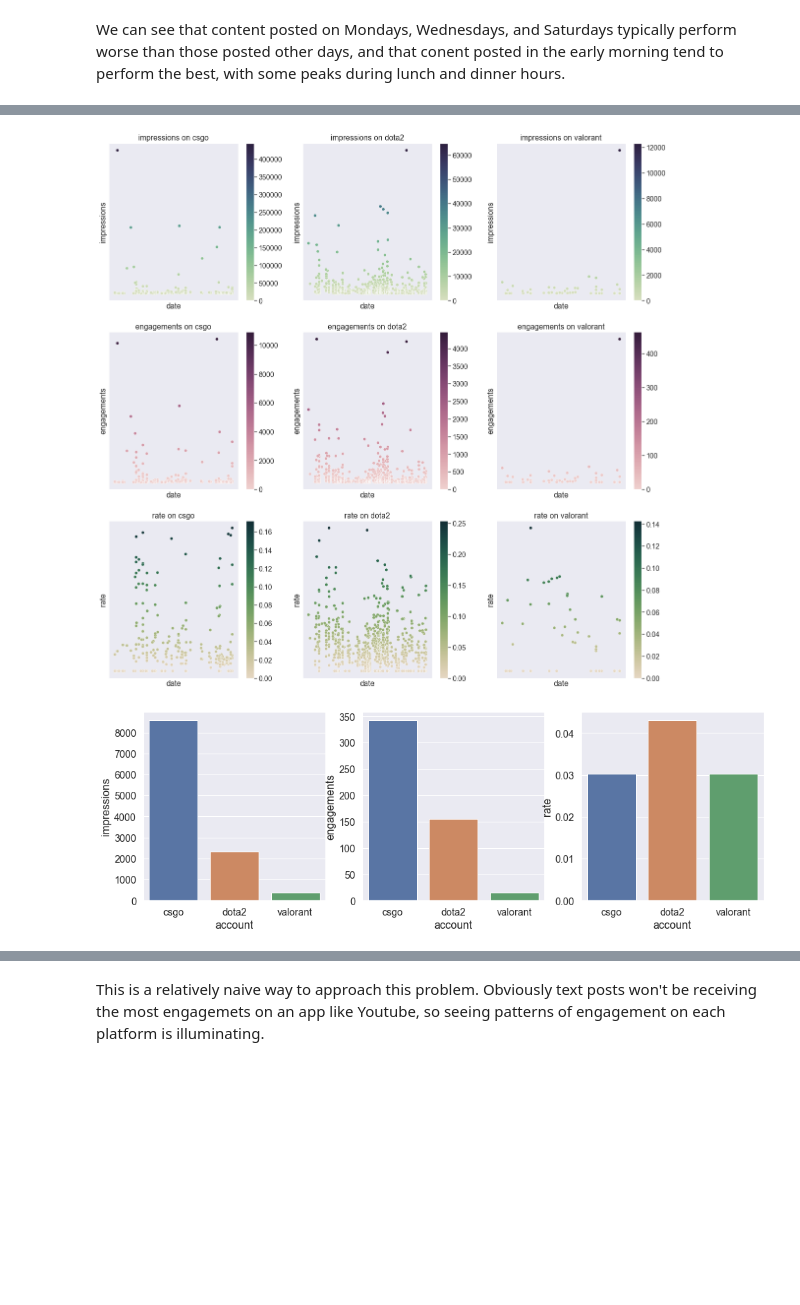
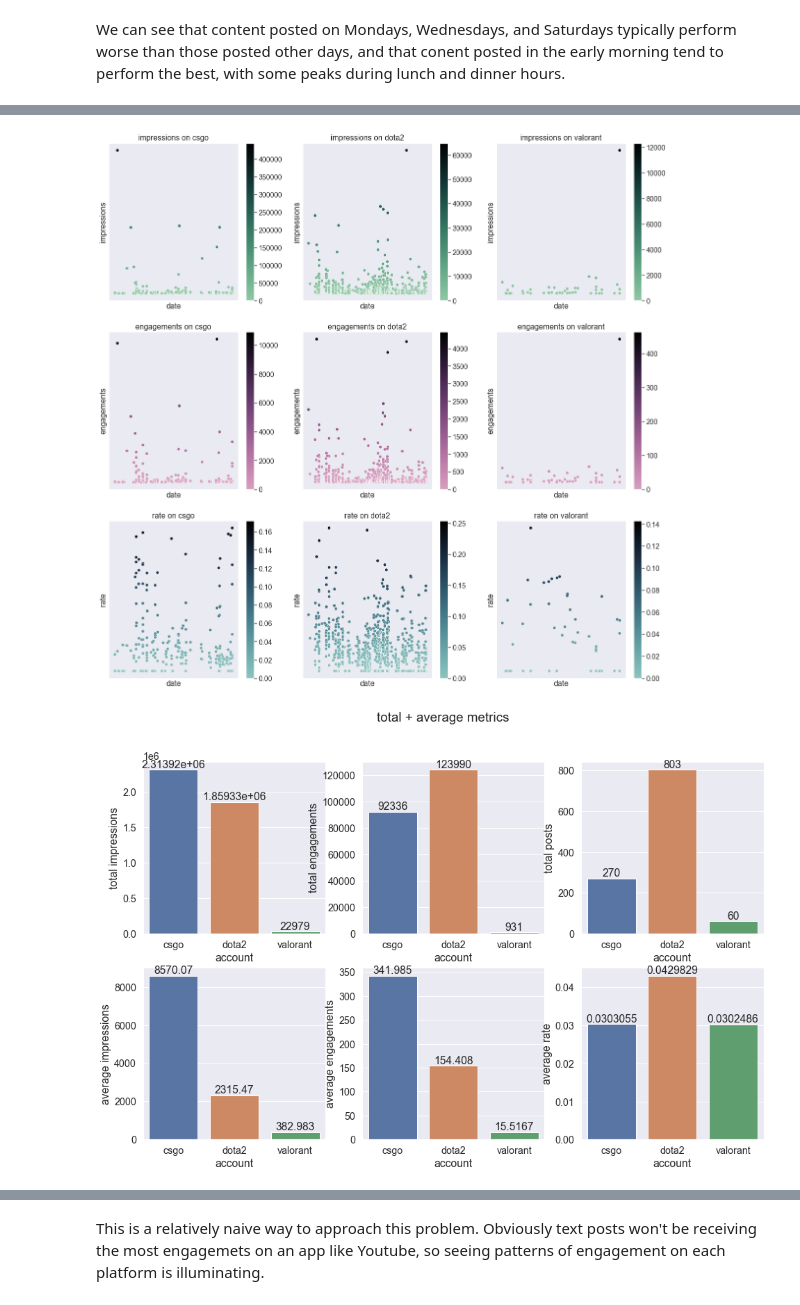
Before and after one commit to rdszhao/evil-analysis, a Jupyter notebook: report.ipynb, the cells around one changed output, grey strips where cells are left out. Saved outputs shown, nothing was run; the diff lists cells and outputs as text; code cells hidden in the pictures; blank space fills up the shorter version.

```diff
--- a/report.ipynb
+++ b/report.ipynb
@@ -14,16 +16,20 @@ sns.set(font_scale=1.3)
 # %% [markdown]
 This is how I loaded and cleaned the data. I renamed the columns to all single-worded keywords that were more clear and succinct, and did the same for the social media platforms. I also created a new `rate`, `day`, and `hour` columns for use in some of the analyses down the line. I also filtered the dataset down to all values within the 1.0 threshold to make the visualizations more scaled.
 # %%
-# importing data
 df = pd.read_excel('data/social_data.xlsx', engine='openpyxl')
-new_column_names = ['date', 'account', 'platform', 'campaign', 'impressions', 'engagements', 'media']
-platform_names = {'fbpage': 'fb', 'tiktok_business': 'tiktok', 'linkedin_company': 'linkedin'}
 
-df = df.rename(columns=dict(zip(df.columns, new_column_names)))
-df['platform'] = df['platform'].str.lower().replace(platform_names)
+new_names = ['date', 'account', 'platform', 'campaign', 'impressions', 'engagements', 'media']
+df = df.rename(columns=dict(zip(df.columns, new_names)))
+
+df['rate'] = (df['engagements'] / df['impressions']).fillna(0)
+df['posts'] = 1
+
+platform_r = {'fbpage': 'fb', 'tiktok_business': 'tiktok', 'linkedin_company': 'linkedin'}
+df['platform'] = df['platform'].str.lower().replace(platform_r)
 df['account'] = df['account'].str.lower().str.strip()
-df['rate'] = (df['engagements'] / df['impressions']).fillna(0)
+df['campaign'] = df['campaign'].str.lower().str.strip()
 df['day'] = df['date'].dt.day_name()
 df['hour'] = df['date'].dt.hour
 
 df = df[df['rate'] <= 1.0]
+df = df.replace({'n/a': np.nan})
@@ -50,13 +58,13 @@ palette = {'>= 15%': 'green', '< 15%': 'grey'}
 for platform, ax in zip(df['platform'].unique(), axes):
 	dfd = df[df['platform'] == platform]
 	cmap = np.where(dfd['rate'] >= 0.15, '>= 15%', '< 15%')
-	axe = sns.scatterplot(data=dfd, x='date', y='rate', hue=cmap, palette=palette, ax=ax)
+	plot = sns.scatterplot(data=dfd, x='date', y='rate', hue=cmap, palette=palette, ax=ax)
 	axe = ax.get_legend().remove()
 	axe = ax.set_title(f"engagement rates on {platform}")
 	axe = ax.set_xticks([])
 	axe = ax.set_yticks([])
 handles, labels = axes[0].get_legend_handles_labels()
-ll = fig.legend(handles, labels, loc=(0.46, 0.92))
+fig = fig.legend(handles, labels, loc=(0.46, 0.92))
 # %% [output]
 [figure]
 # %% [markdown]
@@ -93,31 +156,24 @@ We can see that content posted on Mondays, Wednesdays, and Saturdays typically p
 # %%
-
 games = ['csgo', 'dota2', 'valorant']
-metrics = ['impressions', 'engagements', 'rate']
-cmap = sns.cubehelix_palette(start=.5, rot=-.75, as_cmap=True)
-cmappings = (0.5, 0.75), (0.2, -0.3), (-0.2, 0.6)
+cmappings = (-0.5, 0.2), (0.2, -0.2), (-0.2, 0.2)
 fig, axes = plt.subplots(3, 3, figsize=(20, 20))
-for x_ax, metric, cmapping in zip(axes, metrics, cmappings):
-	cmap = sns.cubehelix_palette(start=cmapping[0], rot=-cmapping[1], as_cmap=True)
+for x_ax, metric, cmapping in zip(axes, mean_metrics, cmappings):
+	cmap = sns.cubehelix_palette(start=cmapping[0], rot=-cmapping[1], dark=0, light=0.7, as_cmap=True)
 	for game, ax in zip(games, x_ax):
 		dfd = df[df['account'] == game]
 		plot = sns.scatterplot(data=dfd, x='date', y=metric, hue=metric, palette=cmap, ax=ax)
 		norm = plt.Normalize(dfd[metric].min(), dfd[metric].max())
 		sm = plt.cm.ScalarMappable(cmap=cmap, norm=norm)
 		axe = ax.get_legend().remove()
 		axe = ax.figure.colorbar(sm, ax=ax)
 		axe = ax.set_title(f"{metric} on {game}")
 		axe = sm.set_array([])
 		axe = ax.set_xticks([])
 		axe = ax.set_yticks([])
-		axe = ax.set_yticks([])
+
+dfd = df[df['account'].isin(games)]
+plot = metric_board(dfd, 'account')
 # %% [output]
-[figure, old version]
+[figure, new version]
+[figure, added]
-# %%
-dfd = df[df['account'].isin(games)]
-fig, axes = plt.subplots(1, 3, figsize=(16, 5))
-for ax, metric in zip(axes, metrics):
-	plot = sns.barplot(data=dfd, y=metric, x= 'account', ci=None, ax=ax)
-# %% [output]
-[figure, removed]
 # %% [markdown]
```
Also changed, not shown: parts of 33 cells of this notebook, 1 other file.
